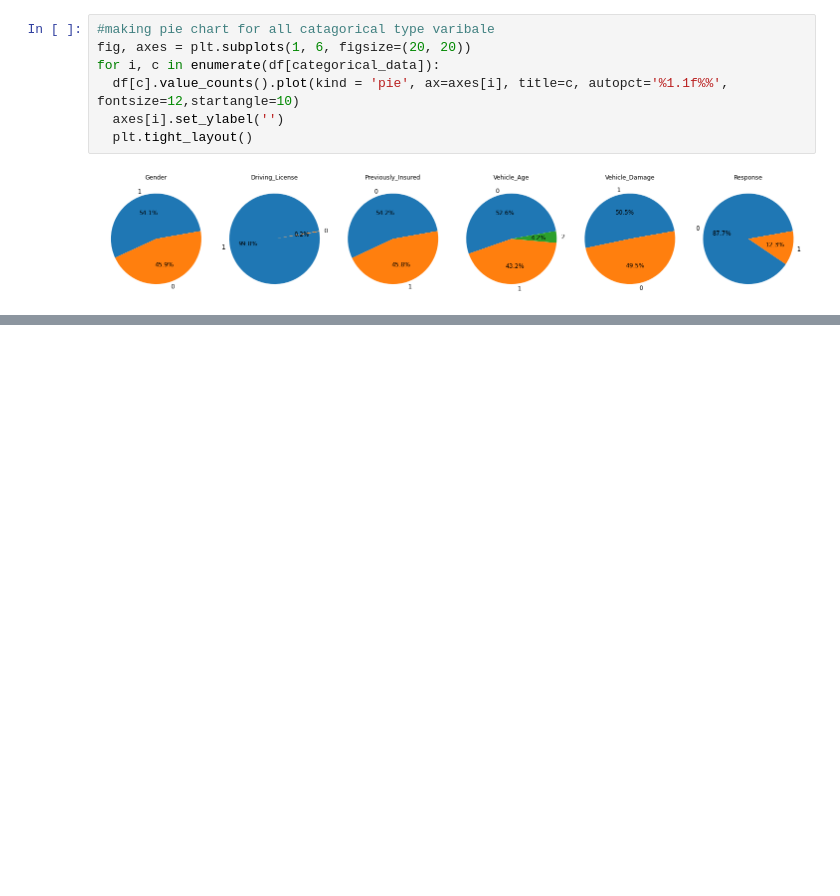
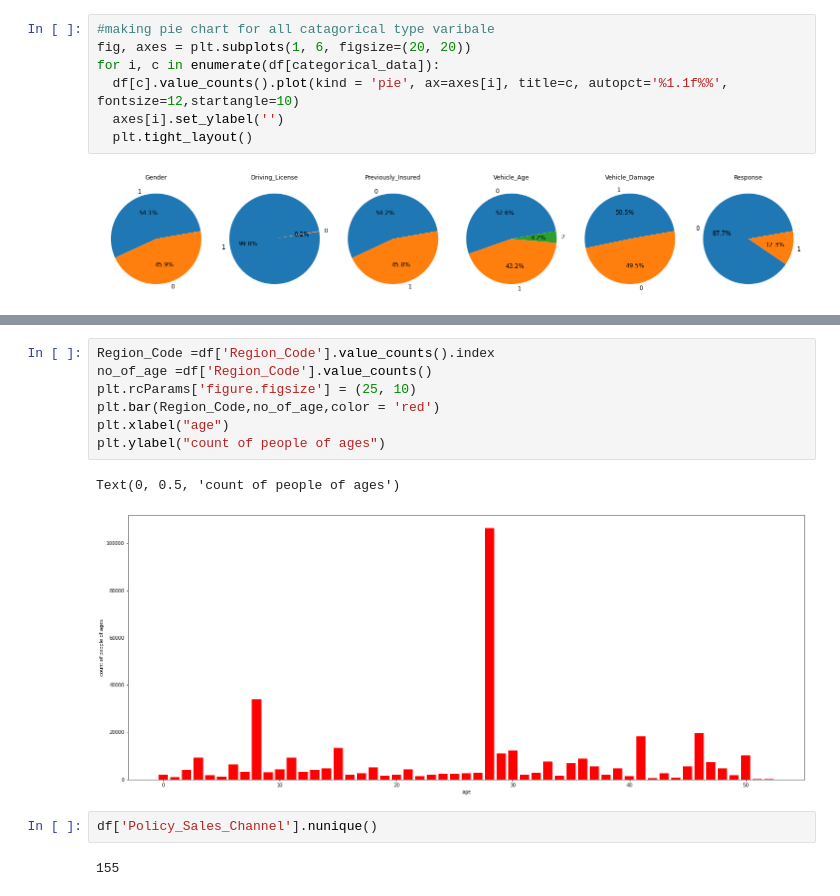
Before and after one commit to 143biswajit/HEALTH-INSURANCE-CROSS-SELL-PREDICTION, a Jupyter notebook: HEALTH_INSURANCE_CROSS_SELL_PREDICTION.ipynb, the cells around one changed output, grey strips where cells are left out. Saved outputs shown, nothing was run; the diff lists cells and outputs as text; blank space fills up the shorter version.

```diff
--- a/HEALTH_INSURANCE_CROSS_SELL_PREDICTION.ipynb
+++ b/HEALTH_INSURANCE_CROSS_SELL_PREDICTION.ipynb
@@ -362,0 +401,14 @@ for i, c in enumerate(df[categorical_data]):
+# %%
+Region_Code =df['Region_Code'].value_counts().index
+no_of_age =df['Region_Code'].value_counts()
+plt.rcParams['figure.figsize'] = (25, 10)
+plt.bar(Region_Code,no_of_age,color = 'red')
+plt.xlabel("age")
+plt.ylabel("count of people of ages")
+# %% [output]
+Text(0, 0.5, 'count of people of ages')
+[figure, added]
+# %%
+df['Policy_Sales_Channel'].nunique()
+# %% [output]
+155
```
Also changed, not shown: parts of 22 cells of this notebook.
